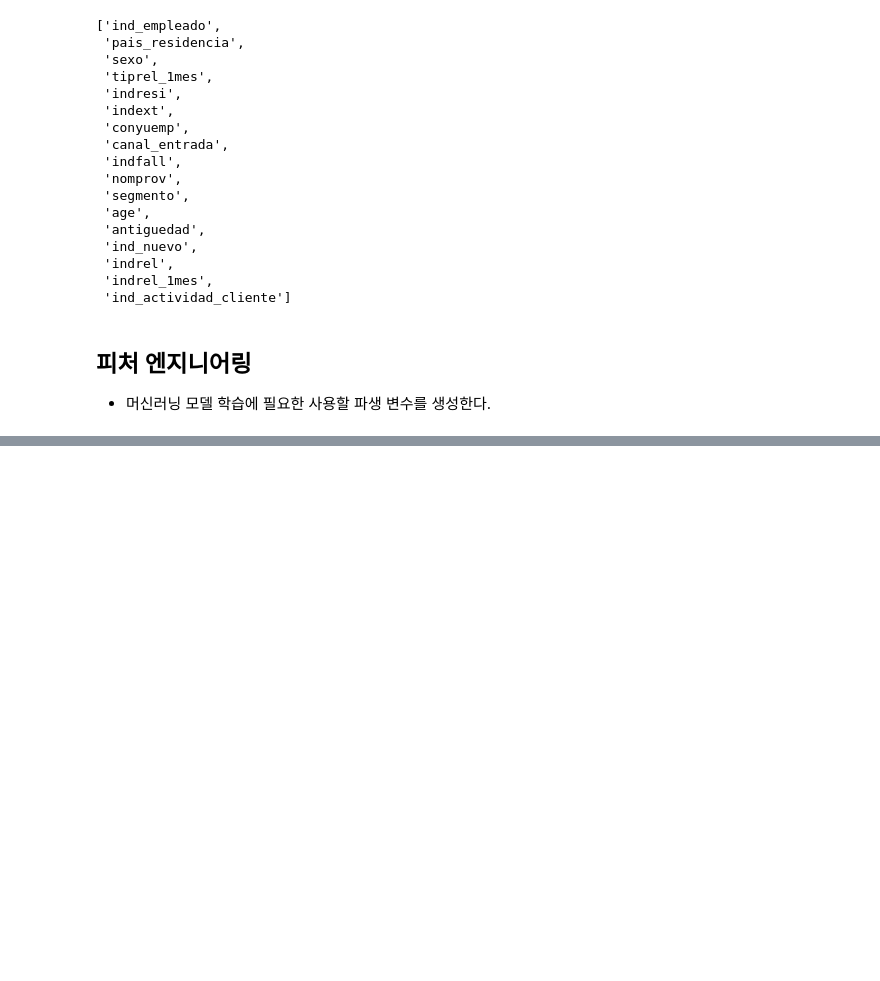
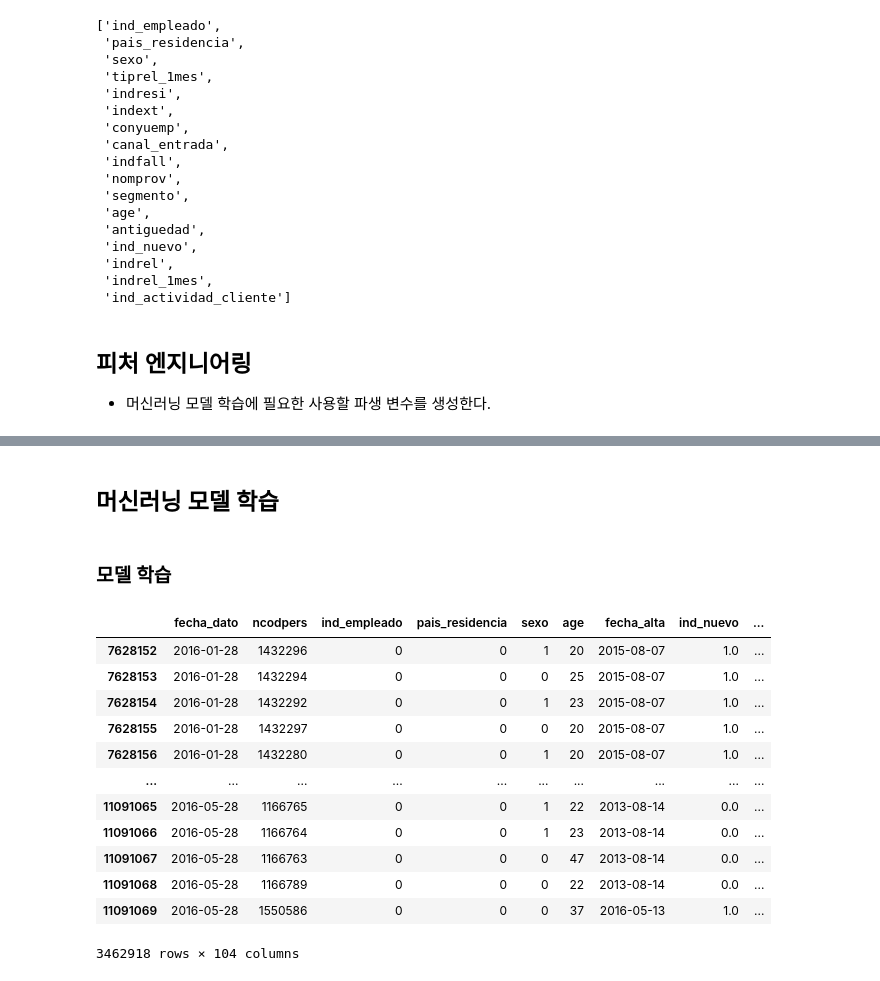
Before and after one commit to cswook96/kaggle, a Jupyter notebook: 02.Santander_Product_Recommendation_Baseline_model.ipynb, the cells around one changed output, grey strips where cells are left out. Cells and saved outputs as stored; diff of their text form; code cells hidden in the pictures; blank space fills up the shorter version.

```diff
--- a/02.Santander_Product_Recommendation_Baseline_model.ipynb
+++ b/02.Santander_Product_Recommendation_Baseline_model.ipynb
@@ -253,0 +293,6 @@ features
+# %%
+df_lag = df.copy()
+df_lag.columns = [col + '_prev' if col not in ['ncodpers', 'int_date'] else col for col in df.columns]
+df_lag['int_date'] += 1
+# %%
+df_trn = df.merge(df_lag, on=['ncodpers', 'int_date'], how='left')
@@ -253,0 +301,7 @@ features
+# %%
+# 저번달의 제품 정보가 존재하지 않을 경우를 대비하여 0으로 대체
+for prod in prods:
+    prev = prod + '_prev'
+    df_trn[prev] = df_trn[prev].fillna(0)
+# 그외의 변수의 결측값은 모두 -99로 대체
+df_trn = df_trn.fillna(-99)
@@ -253,0 +331,27 @@ features
+# %% [markdown]
+## 머신러닝 모델 학습
+# %% [markdown]
+### 모델 학습
+# %%
+# 학습을 위하여 데이터를 훈련, 테스트용으로 분리한다.
+#학습에는 2016-01-28 ~ 2016-04-28, 검증에는 2016-05-28
+use_data = ['2016-01-28', '2016-02-28', '2016-03-28', '2016-04-28', '2016-05-28']
+trn = df_trn[df_trn['fecha_dato'].isin(use_data)]
+tst = df_trn[df_trn['fecha_dato'] == '2016-06-28']
+del df_trn
+# %%
+trn
+# %% [output]
+|  | fecha_dato | ncodpers | ind_empleado | pais_residencia | sexo | age | fecha_alta | ind_nuevo | ... |
+| 7628152 | 2016-01-28 | 1432296 | 0 | 0 | 1 | 20 | 2015-08-07 | 1.0 | ... |
+| 7628153 | 2016-01-28 | 1432294 | 0 | 0 | 0 | 25 | 2015-08-07 | 1.0 | ... |
+| 7628154 | 2016-01-28 | 1432292 | 0 | 0 | 1 | 23 | 2015-08-07 | 1.0 | ... |
+| 7628155 | 2016-01-28 | 1432297 | 0 | 0 | 0 | 20 | 2015-08-07 | 1.0 | ... |
+| 7628156 | 2016-01-28 | 1432280 | 0 | 0 | 1 | 20 | 2015-08-07 | 1.0 | ... |
+| ... | ... | ... | ... | ... | ... | ... | ... | ... | ... |
+| 11091065 | 2016-05-28 | 1166765 | 0 | 0 | 1 | 22 | 2013-08-14 | 0.0 | ... |
+| 11091066 | 2016-05-28 | 1166764 | 0 | 0 | 1 | 23 | 2013-08-14 | 0.0 | ... |
+| 11091067 | 2016-05-28 | 1166763 | 0 | 0 | 0 | 47 | 2013-08-14 | 0.0 | ... |
+| 11091068 | 2016-05-28 | 1166789 | 0 | 0 | 0 | 22 | 2013-08-14 | 0.0 | ... |
+| 11091069 | 2016-05-28 | 1550586 | 0 | 0 | 0 | 37 | 2016-05-13 | 1.0 | ... |
+3462918 rows × 104 columns
```
Also changed, not shown: parts of 30 cells of this notebook.
